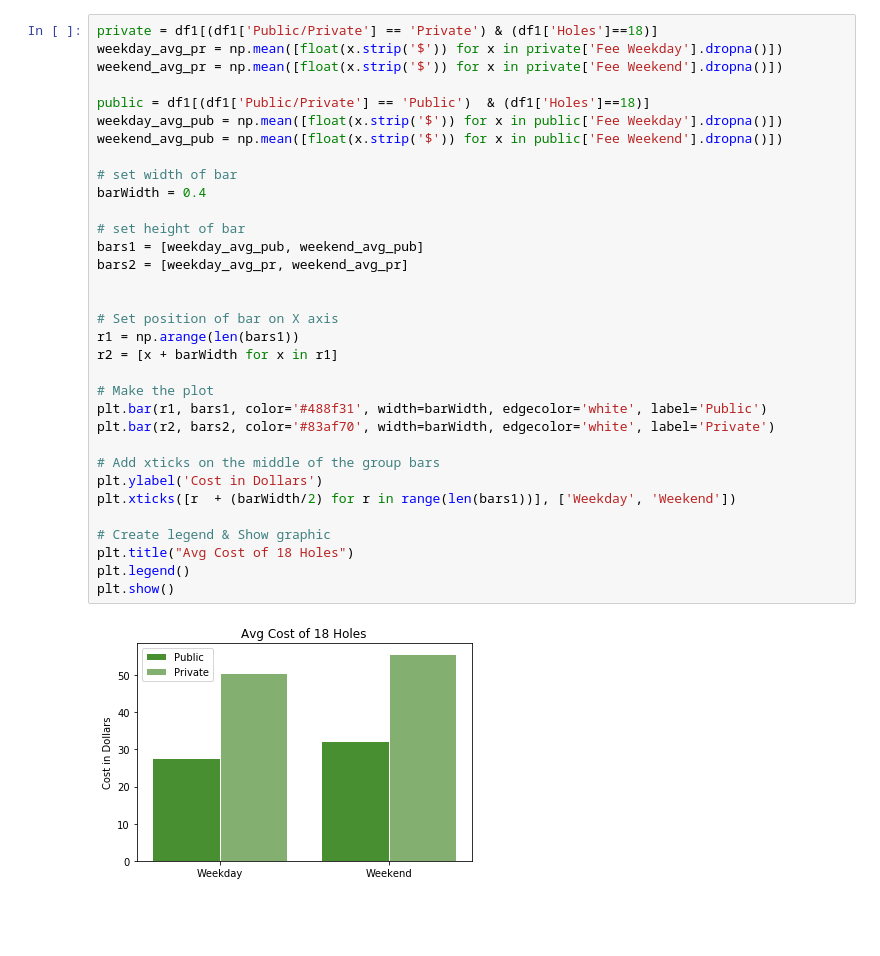
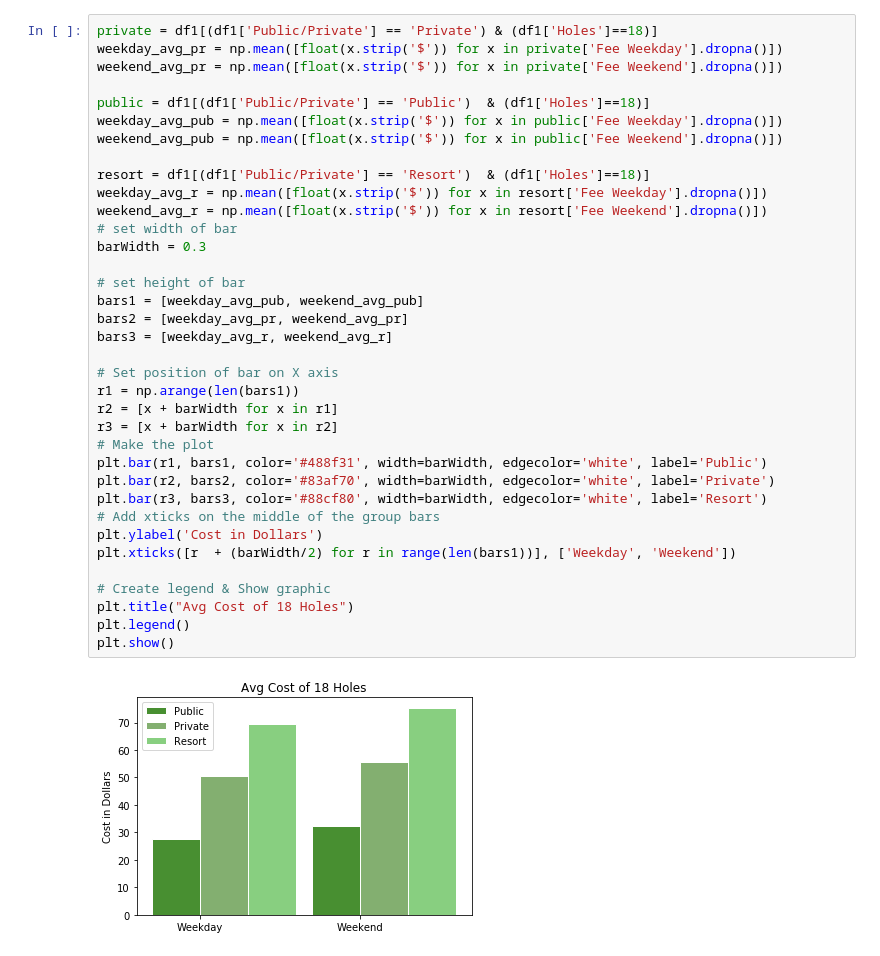
Before and after one commit to seanconeys/US_Golf_Courses, a Jupyter notebook: Golf_Courses.ipynb, the cells around one changed output. Drawn from its saved outputs; the diff is of its cells as text; blank space fills up the shorter version.

Commit message:
Added Resort Courses to Cost Graph

```diff
--- a/Golf_Courses.ipynb
+++ b/Golf_Courses.ipynb
@@ -110,38 +104,41 @@ Loading BokehJS ...
 # %%
 private = df1[(df1['Public/Private'] == 'Private') & (df1['Holes']==18)]
 weekday_avg_pr = np.mean([float(x.strip('$')) for x in private['Fee Weekday'].dropna()])
 weekend_avg_pr = np.mean([float(x.strip('$')) for x in private['Fee Weekend'].dropna()])
 
 public = df1[(df1['Public/Private'] == 'Public')  & (df1['Holes']==18)]
 weekday_avg_pub = np.mean([float(x.strip('$')) for x in public['Fee Weekday'].dropna()])
 weekend_avg_pub = np.mean([float(x.strip('$')) for x in public['Fee Weekend'].dropna()])
 
+resort = df1[(df1['Public/Private'] == 'Resort')  & (df1['Holes']==18)]
+weekday_avg_r = np.mean([float(x.strip('$')) for x in resort['Fee Weekday'].dropna()])
+weekend_avg_r = np.mean([float(x.strip('$')) for x in resort['Fee Weekend'].dropna()])
 # set width of bar
-barWidth = 0.4
+barWidth = 0.3
 
 # set height of bar
 bars1 = [weekday_avg_pub, weekend_avg_pub]
 bars2 = [weekday_avg_pr, weekend_avg_pr]
-
+bars3 = [weekday_avg_r, weekend_avg_r]
 
 # Set position of bar on X axis
 r1 = np.arange(len(bars1))
 r2 = [x + barWidth for x in r1]
-
+r3 = [x + barWidth for x in r2]
 # Make the plot
 plt.bar(r1, bars1, color='#488f31', width=barWidth, edgecolor='white', label='Public')
 plt.bar(r2, bars2, color='#83af70', width=barWidth, edgecolor='white', label='Private')
-
+plt.bar(r3, bars3, color='#88cf80', width=barWidth, edgecolor='white', label='Resort')
 # Add xticks on the middle of the group bars
 plt.ylabel('Cost in Dollars')
 plt.xticks([r  + (barWidth/2) for r in range(len(bars1))], ['Weekday', 'Weekend'])
 
 # Create legend & Show graphic
 plt.title("Avg Cost of 18 Holes")
 plt.legend()
 plt.show()
 # %% [output]
-[figure, old version]
+[figure, new version]
 # %%
 plt.figure(figsize =(20,8))
 bin_size = 120
```
Also changed, not shown: parts of 7 cells of this notebook.
